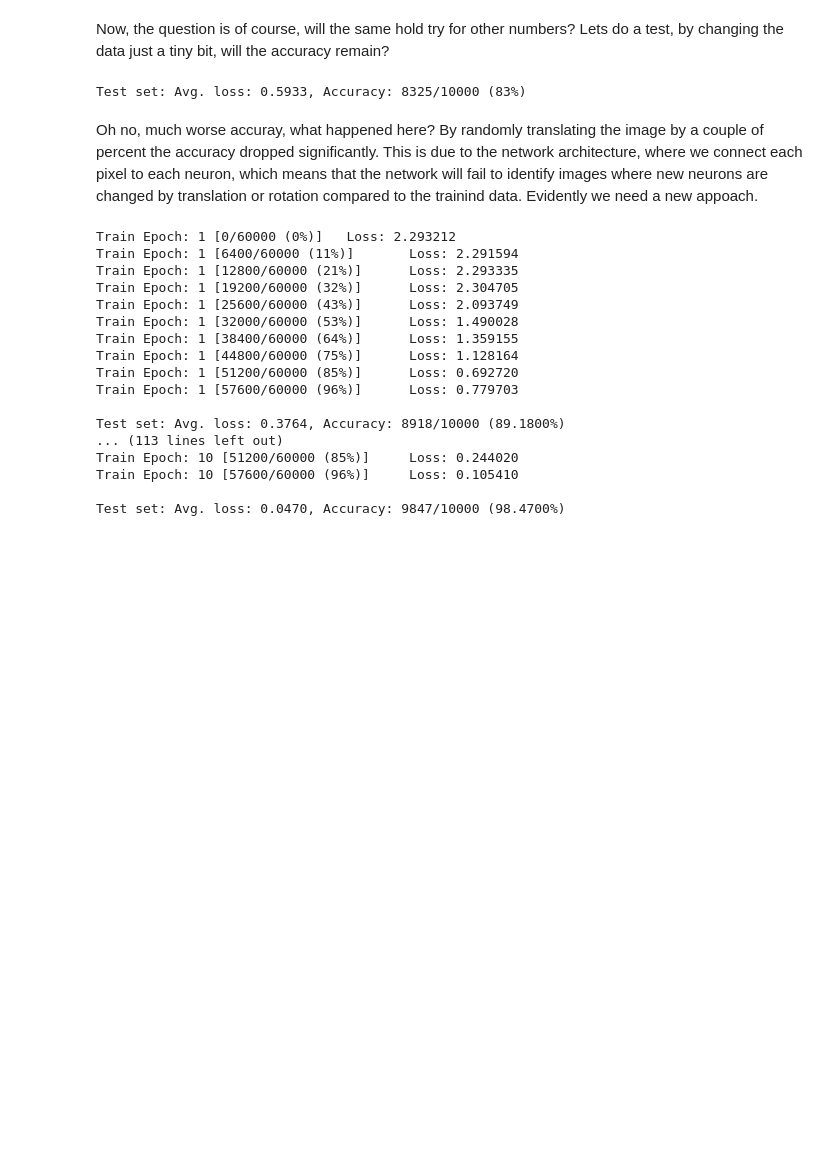
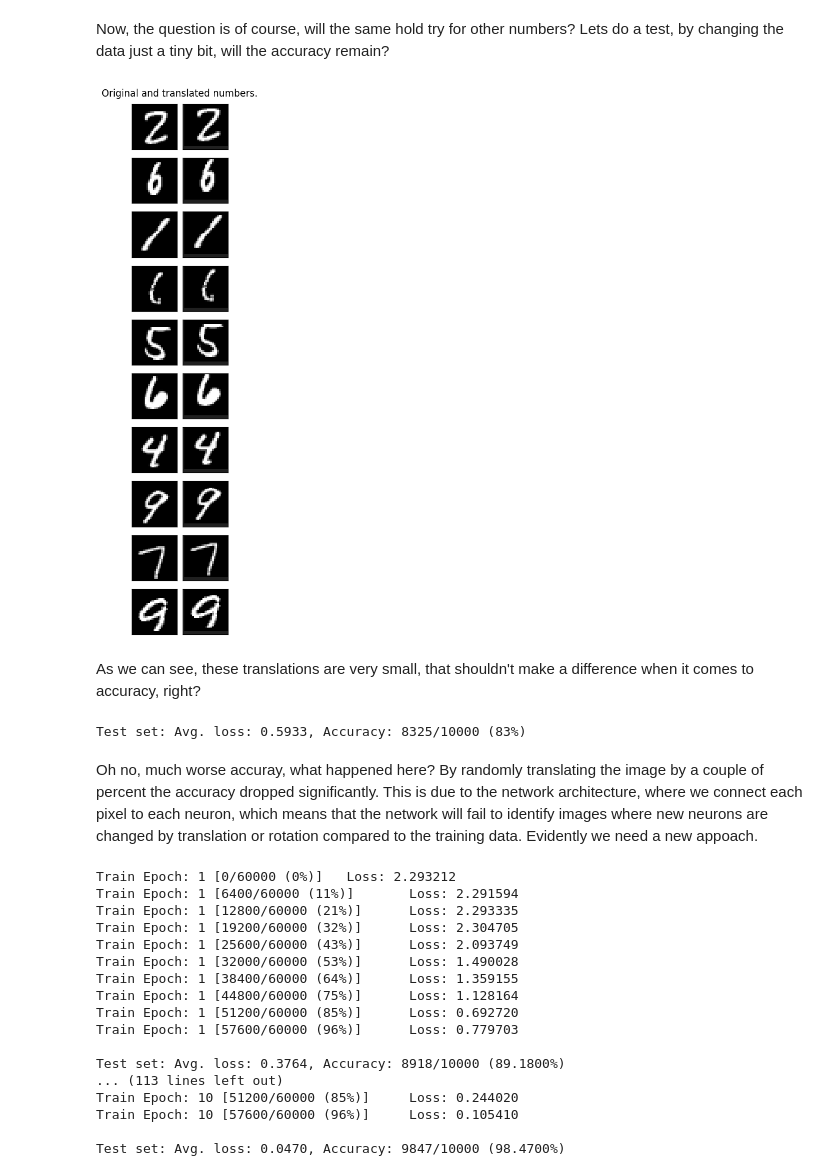
Before and after one commit to CecinestpasJonatan/MachineaLearningIntroNotebook, a Jupyter notebook: MachineLearningIntro.ipynb, the cells around one changed output. Saved outputs shown, nothing was run; the diff lists cells and outputs as text; code cells hidden in the pictures; blank space fills up the shorter version.

```diff
--- a/MachineLearningIntro.ipynb
+++ b/MachineLearningIntro.ipynb
@@ -721,6 +721,27 @@ Text(0, 0.5, 'negative log likelihood loss')
 [figure]
 # %% [markdown]
 Now, the question is of course, will the same hold try for other numbers? Lets do a test, by changing the data just a tiny bit, will the accuracy remain?
+# %%
+#@title Code
+for data, target in test_loader:
+  perturbed_numbers = torchvision.transforms.RandomAffine(0, translate=(0.075, 0.075), interpolation=torchvision.transforms.InterpolationMode.BILINEAR).forward(data)
+  fig = plt.figure(figsize=(2, 10))
+  for i in range(10):
+    plt.subplot(10, 2, i*2+1)
+    plt.imshow(data[i, 0, :, :], cmap='gray', interpolation='none')
+    plt.xticks([])
+    plt.yticks([])
+    plt.subplot(10, 2, i*2+2)
+    plt.imshow(perturbed_numbers[i, 0, :, :], cmap='gray', interpolation='none')
+    plt.xticks([])
+    plt.yticks([])
+  break
+plt.suptitle("Original and translated numbers.")
+plt.tight_layout()
+# %% [output]
+[figure, added]
+# %% [markdown]
+As we can see, these translations are very small, that shouldn't make a difference when it comes to accuracy, right?
 # %%
 #@title Code
 def test_perturbed():
@@ -743,7 +764,7 @@ test_perturbed()
 # %% [output]
 Test set: Avg. loss: 0.5933, Accuracy: 8325/10000 (83%)
 # %% [markdown]
-Oh no, much worse accuray, what happened here? By randomly translating the image by a couple of percent the accuracy dropped significantly. This is due to the network architecture, where we connect each pixel to each neuron, which means that the network will fail to identify images where new neurons are changed by translation or rotation compared to the trainind data. Evidently we need a new appoach.
+Oh no, much worse accuray, what happened here? By randomly translating the image by a couple of percent the accuracy dropped significantly. This is due to the network architecture, where we connect each pixel to each neuron, which means that the network will fail to identify images where new neurons are changed by translation or rotation compared to the training data. Evidently we need a new appoach.
 # %%
 #@title Code
 class NetCNN(nn.Module):
```
Also changed, not shown: parts of 2 cells of this notebook.
